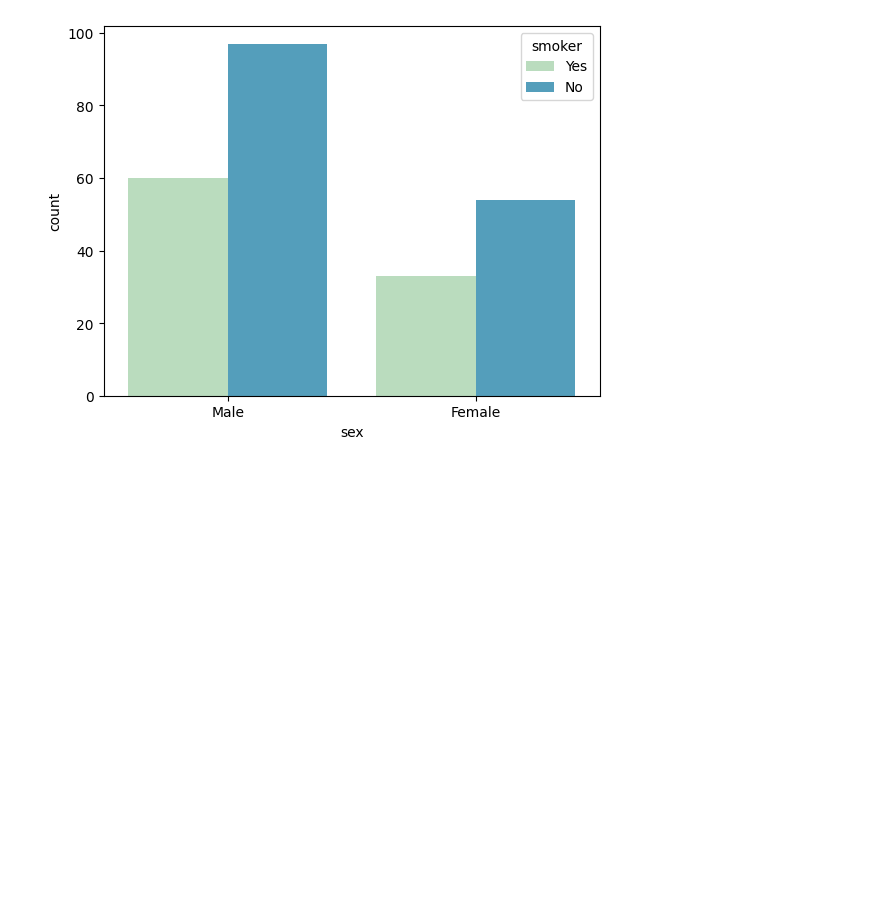
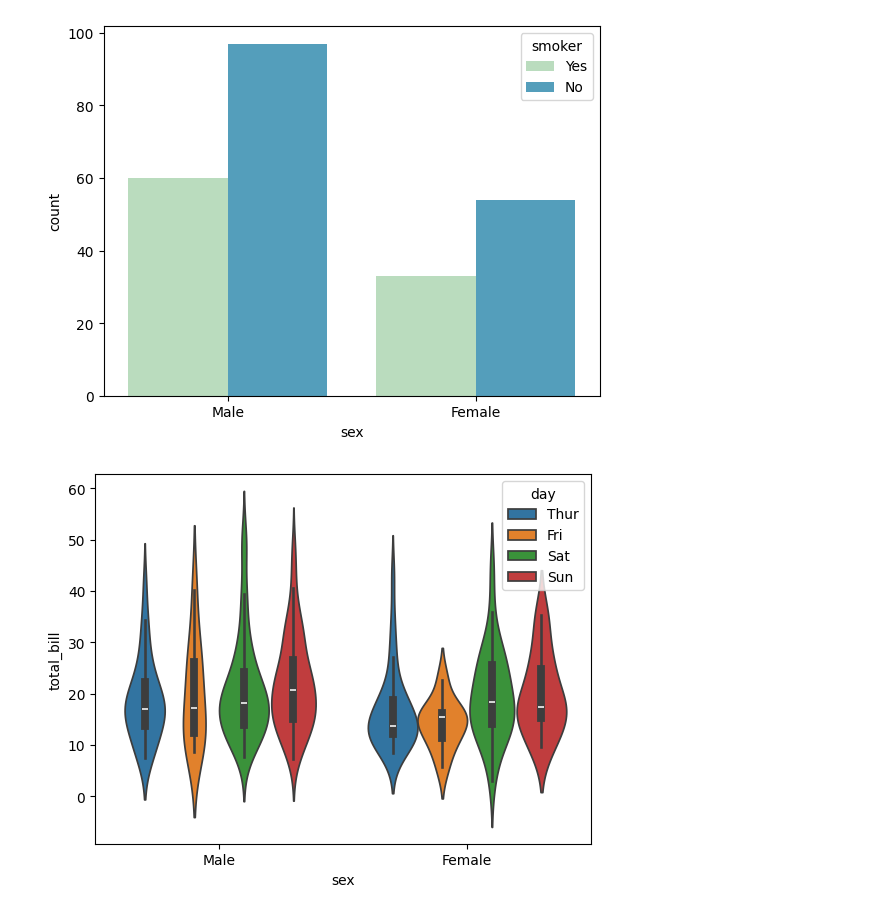
Before and after one commit to Vigneshprabhu078/Seaborn, a Jupyter notebook: Seaborn_practice_2.ipynb, the cells around one changed output. Saved outputs shown, nothing was run; the diff lists cells and outputs as text; code cells hidden in the pictures; blank space fills up the shorter version.

```diff
--- a/Seaborn_practice_2.ipynb
+++ b/Seaborn_practice_2.ipynb
@@ -152,0 +151,6 @@ plt.show()
+# %%
+#Violin Plot
+sns.violinplot(x='sex',y='total_bill',data=tips, hue='day')
+plt.show()
+# %% [output]
+[figure, added]
```
Also changed, not shown: parts of 9 cells of this notebook.
